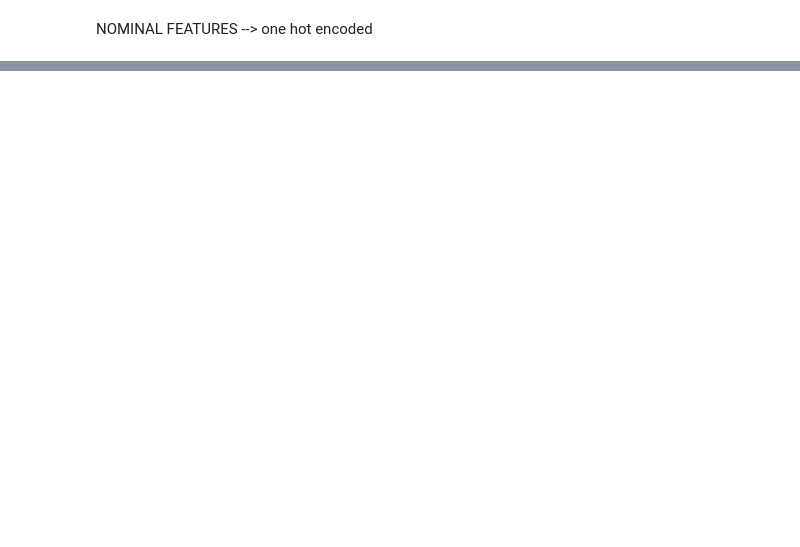
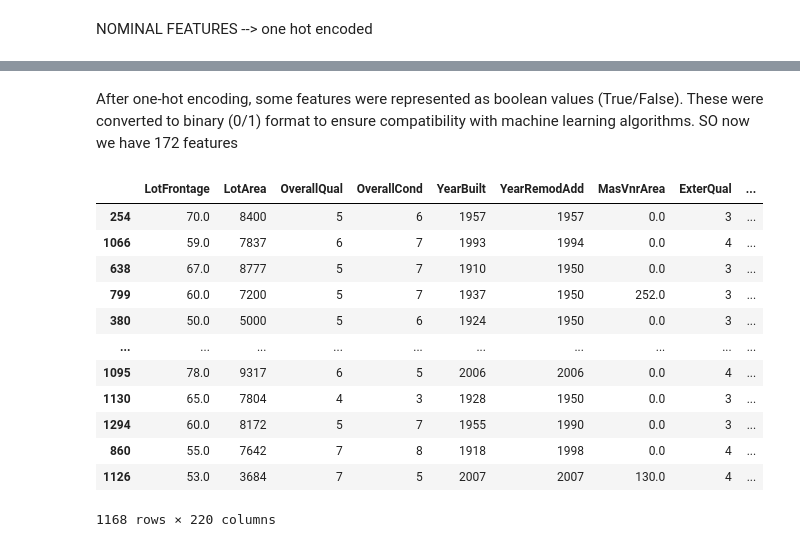
Before and after one commit to Mayank-Chaudhari9/AI-ML-Nov25-Mayank, a Jupyter notebook: Assignment-8/Assignment-08-Regression-Mayank_Chaudhari.ipynb, the cells around one changed output, grey strips where cells are left out. Saved outputs shown, nothing was run; the diff lists cells and outputs as text; code cells hidden in the pictures; blank space fills up the shorter version.

```diff
--- a/Assignment-8/Assignment-08-Regression-Mayank_Chaudhari.ipynb
+++ b/Assignment-8/Assignment-08-Regression-Mayank_Chaudhari.ipynb
@@ -171,8 +254,14 @@ dtype: int64
 # %% [markdown]
 The MasVnrType feature represents the type of masonry veneer used in the house. Missing values in this column were interpreted as the absence of veneer and were imputed with "None". The corresponding numerical feature MasVnrArea was filled with 0 to maintain consistency, indicating no veneer area.
 # %%
-df['MasVnrType'] = df['MasVnrType'].fillna('None')
-df['MasVnrArea'] = df['MasVnrArea'].fillna(0)
-#validate everything fixed
-df.isnull().sum().sum()
+# Masonry veneer columns
+X_train["MasVnrType"] = X_train["MasVnrType"].fillna("None")
+X_test["MasVnrType"] = X_test["MasVnrType"].fillna("None")
+
+X_train["MasVnrArea"] = X_train["MasVnrArea"].fillna(0)
+X_test["MasVnrArea"] = X_test["MasVnrArea"].fillna(0)
+
+# Validate everything fixed
+print("Train missing:", X_train.isnull().sum().sum())
+print("Test missing:", X_test.isnull().sum().sum())
 # %% [output]
@@ -245,6 +356,15 @@ df['Functional'] = df['Functional'].map(functional_map)
 # %% [markdown]
 NOMINAL FEATURES --> one hot encoded
 # %%
-cat_cols = df.select_dtypes(include=['object']).columns
+cat_cols = X_train.select_dtypes(include=["object"]).columns
 
-df = pd.get_dummies(df, columns=cat_cols, drop_first=True)
+X_train = pd.get_dummies(X_train, columns=cat_cols, drop_first=True)
+X_test = pd.get_dummies(X_test, columns=cat_cols, drop_first=True)
+
+# Align train and test columns
+X_train, X_test = X_train.align(
+    X_test,
+    join="left",
+    axis=1,
+    fill_value=0
+)
@@ -316,0 +399,18 @@ plt.show()
+# %% [markdown]
+After one-hot encoding, some features were represented as boolean values (True/False). These were converted to binary (0/1) format to ensure compatibility with machine learning algorithms. SO now we have 172 features
+# %%
+X_train
+# %% [output]
+|  | LotFrontage | LotArea | OverallQual | OverallCond | YearBuilt | YearRemodAdd | MasVnrArea | ExterQual | ... |
+| 254 | 70.0 | 8400 | 5 | 6 | 1957 | 1957 | 0.0 | 3 | ... |
+| 1066 | 59.0 | 7837 | 6 | 7 | 1993 | 1994 | 0.0 | 4 | ... |
+| 638 | 67.0 | 8777 | 5 | 7 | 1910 | 1950 | 0.0 | 3 | ... |
+| 799 | 60.0 | 7200 | 5 | 7 | 1937 | 1950 | 252.0 | 3 | ... |
+| 380 | 50.0 | 5000 | 5 | 6 | 1924 | 1950 | 0.0 | 3 | ... |
+| ... | ... | ... | ... | ... | ... | ... | ... | ... | ... |
+| 1095 | 78.0 | 9317 | 6 | 5 | 2006 | 2006 | 0.0 | 4 | ... |
+| 1130 | 65.0 | 7804 | 4 | 3 | 1928 | 1950 | 0.0 | 3 | ... |
+| 1294 | 60.0 | 8172 | 5 | 7 | 1955 | 1990 | 0.0 | 3 | ... |
+| 860 | 55.0 | 7642 | 7 | 8 | 1918 | 1998 | 0.0 | 4 | ... |
+| 1126 | 53.0 | 3684 | 7 | 5 | 2007 | 2007 | 130.0 | 4 | ... |
+1168 rows × 220 columns
```
Also changed, not shown: parts of 65 cells of this notebook.
